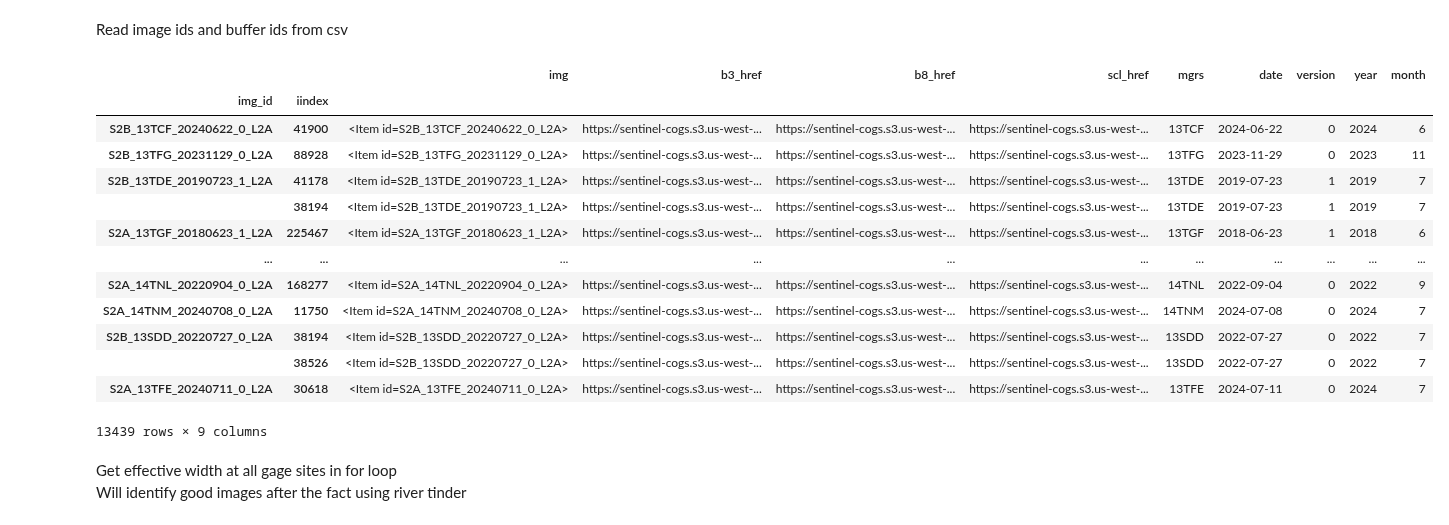
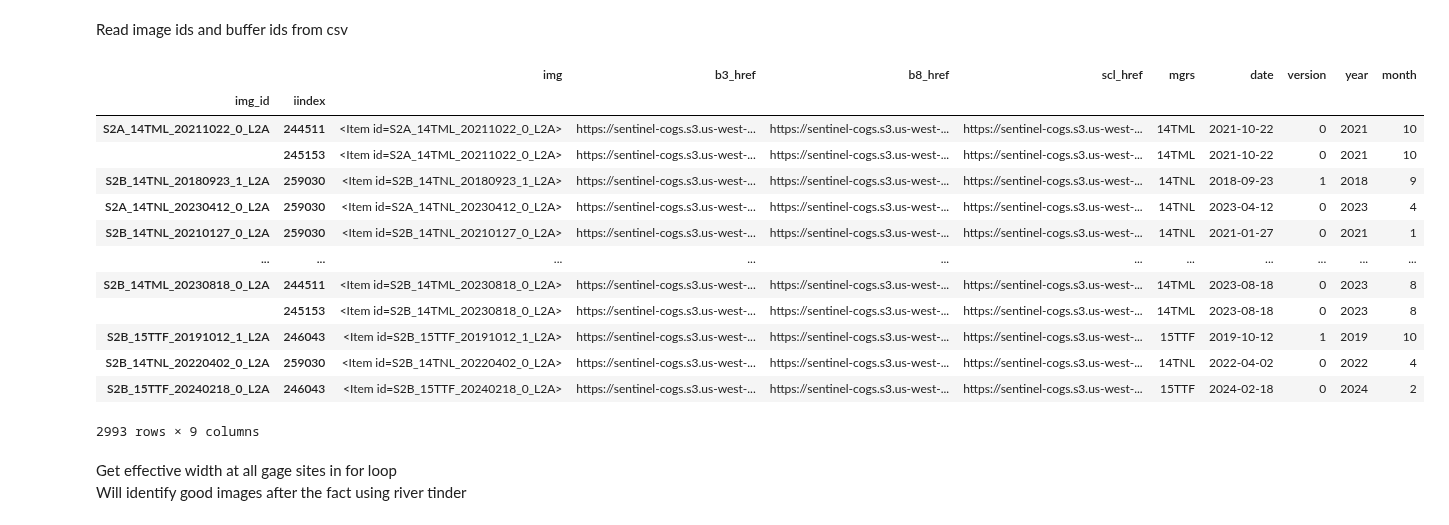
Before and after one commit to wherediddavidgo/multitemporal_RSSA, a Jupyter notebook: stac_processing_download.ipynb, the cells around one changed output. Saved outputs shown, nothing was run; the diff lists cells and outputs as text; code cells hidden in the pictures.

```diff
--- a/stac_processing_download.ipynb
+++ b/stac_processing_download.ipynb
@@ -91,17 +89,27 @@ gage = True
+# %%
+mode = 'extra_gages'
 # %% [markdown]
 Import vector assets
 # %%
 
-if not gage:
+if mode == 'all':
     square_path =('/content/drive/MyDrive/river_tinder_assets/all_sites/squares_15x_20250903.shp')
     pill_path =('/content/drive/MyDrive/river_tinder_assets/all_sites/pills_3L_3W_20250903.shp')
     circle_path =('/content/drive/MyDrive/river_tinder_assets/all_sites/buffs_3x_width_20250903.shp')
 
-else:
+elif mode == 'gage':
     square_path =('/content/drive/MyDrive/river_tinder_assets/gage_sites/gage_squares_15x_20250918.shp')
     pill_path =('/content/drive/MyDrive/river_tinder_assets/gage_sites/gage_pills_3L_3W_20250918.shp')
     circle_path =('/content/drive/MyDrive/river_tinder_assets/gage_sites/gage_circles_3x_20250918.shp')
     pt_path =('/content/drive/MyDrive/river_tinder_assets/gage_sites/gage_points_20250918.shp')
+
+elif mode == 'extra_gages':
+    square_path =('/content/drive/MyDrive/river_tinder_assets/gage_sites/gage_squares_15x_extra.shp')
+    pill_path =('/content/drive/MyDrive/river_tinder_assets/gage_sites/gage_pills_3L_3W_extra.shp')
+    circle_path =('/content/drive/MyDrive/river_tinder_assets/gage_sites/gage_circles_3x_extra.shp')
+    pt_path =('/content/drive/MyDrive/river_tinder_assets/gage_sites/gage_points_extra.shp')
+
+
 
 centerline_path = ('/content/drive/MyDrive/river_tinder_assets/centerlines/s2_platte_centerlines_4326.shp')
 
@@ -126,7 +134,7 @@ squares = gpd.read_file(square_path).set_index('iindex', drop=False).set_crs(432
 pts = gpd.read_file(pt_path).set_index('iindex', drop=False).set_crs(4326)
 
 stac = stac_client.open('https://earth-search.aws.element84.com/v1')
-if not gage:
+if mode == 'all':
     search = stac.search(
         collections=['sentinel-2-l2a'],
         bbox = squares.total_bounds.tolist(),
@@ -151,7 +159,7 @@ if not gage:
 
     files_w_ids.to_csv('/content/drive/MyDrive/stac_ids_iidx_clouds_lt20.csv')
 
-else:
+elif mode == 'gage' or mode == 'extra_gages':
 
     gage_search = stac.search(
         collections=['sentinel-2-l2a'],
@@ -215,31 +223,33 @@ else:
     nonduplicate_id_hrefs['month'] = nonduplicate_id_hrefs.apply(lambda x: x['date'].month, axis=1)
 
     nonduplicate_id_hrefs = nonduplicate_id_hrefs.set_index(['img_id', 'iindex'])
-    # href_dict = dict(zip(nonduplicate_id_hrefs['img_id'], zip(nonduplicate_id_hrefs['b3_href'], nonduplicate_id_hrefs['b8_href'], nonduplicate_id_hrefs['scl_href'])))
-    nonduplicate_id_hrefs.to_csv('/content/drive/MyDrive/river_tinder_assets/gage_sites/nonduplicate_gage_stac_ids_20250921.csv')
+    # # href_dict = dict(zip(nonduplicate_id_hrefs['img_id'], zip(nonduplicate_id_hrefs['b3_href'], nonduplicate_id_hrefs['b8_href'], nonduplicate_id_hrefs['scl_href'])))
+    nonduplicate_id_hrefs.to_csv('/content/drive/MyDrive/river_tinder_assets/gage_sites/nonduplicate_gage_stac_ids_extra.csv')
 # %% [markdown]
 Read image ids and buffer ids from csv
 # %%
-if gage:
+if mode == 'gage':
     nonduplicate_id_hrefs = pd.read_csv('/content/drive/MyDrive/river_tinder_assets/gage_sites/nonduplicate_gage_stac_ids_20250921.csv').set_index(['img_id', 'iindex'])
-else:
+elif mode == 'all':
     nonduplicate_id_hrefs = pd.read_csv('/content/drive/MyDrive/nonduplicate_stac_ids.csv')
+elif mode == 'extra_gages':
+    nonduplicate_id_hrefs = pd.read_csv('/content/drive/MyDrive/river_tinder_assets/gage_sites/nonduplicate_gage_stac_ids_extra.csv').set_index(['img_id', 'iindex'])
 nonduplicate_id_hrefs
 # %% [output]
 |  |  | img | b3_href | b8_href | scl_href | mgrs | date | version | year | month |
 | img_id | iindex |  |  |  |  |  |  |  |  |  |
-| S2B_13TCF_20240622_0_L2A | 41900 | <Item id=S2B_13TCF_20240622_0_L2A> | https://sentinel-cogs.s3.us-west-... | https://sentinel-cogs.s3.us-west-... | https://sentinel-cogs.s3.us-west-... | 13TCF | 2024-06-22 | 0 | 2024 | 6 |
-| S2B_13TFG_20231129_0_L2A | 88928 | <Item id=S2B_13TFG_20231129_0_L2A> | https://sentinel-cogs.s3.us-west-... | https://sentinel-cogs.s3.us-west-... | https://sentinel-cogs.s3.us-west-... | 13TFG | 2023-11-29 | 0 | 2023 | 11 |
-| S2B_13TDE_20190723_1_L2A | 41178 | <Item id=S2B_13TDE_20190723_1_L2A> | https://sentinel-cogs.s3.us-west-... | https://sentinel-cogs.s3.us-west-... | https://sentinel-cogs.s3.us-west-... | 13TDE | 2019-07-23 | 1 | 2019 | 7 |
-|  | 38194 | <Item id=S2B_13TDE_20190723_1_L2A> | https://sentinel-cogs.s3.us-west-... | https://sentinel-cogs.s3.us-west-... | https://sentinel-cogs.s3.us-west-... | 13TDE | 2019-07-23 | 1 | 2019 | 7 |
-| S2A_13TGF_20180623_1_L2A | 225467 | <Item id=S2A_13TGF_20180623_1_L2A> | https://sentinel-cogs.s3.us-west-... | https://sentinel-cogs.s3.us-west-... | https://sentinel-cogs.s3.us-west-... | 13TGF | 2018-06-23 | 1 | 2018 | 6 |
+| S2A_14TML_20211022_0_L2A | 244511 | <Item id=S2A_14TML_20211022_0_L2A> | https://sentinel-cogs.s3.us-west-... | https://sentinel-cogs.s3.us-west-... | https://sentinel-cogs.s3.us-west-... | 14TML | 2021-10-22 | 0 | 2021 | 10 |
+|  | 245153 | <Item id=S2A_14TML_20211022_0_L2A> | https://sentinel-cogs.s3.us-west-... | https://sentinel-cogs.s3.us-west-... | https://sentinel-cogs.s3.us-west-... | 14TML | 2021-10-22 | 0 | 2021 | 10 |
+| S2B_14TNL_20180923_1_L2A | 259030 | <Item id=S2B_14TNL_20180923_1_L2A> | https://sentinel-cogs.s3.us-west-... | https://sentinel-cogs.s3.us-west-... | https://sentinel-cogs.s3.us-west-... | 14TNL | 2018-09-23 | 1 | 2018 | 9 |
+| S2A_14TNL_20230412_0_L2A | 259030 | <Item id=S2A_14TNL_20230412_0_L2A> | https://sentinel-cogs.s3.us-west-... | https://sentinel-cogs.s3.us-west-... | https://sentinel-cogs.s3.us-west-... | 14TNL | 2023-04-12 | 0 | 2023 | 4 |
+| S2B_14TNL_20210127_0_L2A | 259030 | <Item id=S2B_14TNL_20210127_0_L2A> | https://sentinel-cogs.s3.us-west-... | https://sentinel-cogs.s3.us-west-... | https://sentinel-cogs.s3.us-west-... | 14TNL | 2021-01-27 | 0 | 2021 | 1 |
 | ... | ... | ... | ... | ... | ... | ... | ... | ... | ... | ... |
-| S2A_14TNL_20220904_0_L2A | 168277 | <Item id=S2A_14TNL_20220904_0_L2A> | https://sentinel-cogs.s3.us-west-... | https://sentinel-cogs.s3.us-west-... | https://sentinel-cogs.s3.us-west-... | 14TNL | 2022-09-04 | 0 | 2022 | 9 |
-| S2A_14TNM_20240708_0_L2A | 11750 | <Item id=S2A_14TNM_20240708_0_L2A> | https://sentinel-cogs.s3.us-west-... | https://sentinel-cogs.s3.us-west-... | https://sentinel-cogs.s3.us-west-... | 14TNM | 2024-07-08 | 0 | 2024 | 7 |
-| S2B_13SDD_20220727_0_L2A | 38194 | <Item id=S2B_13SDD_20220727_0_L2A> | https://sentinel-cogs.s3.us-west-... | https://sentinel-cogs.s3.us-west-... | https://sentinel-cogs.s3.us-west-... | 13SDD | 2022-07-27 | 0 | 2022 | 7 |
-|  | 38526 | <Item id=S2B_13SDD_20220727_0_L2A> | https://sentinel-cogs.s3.us-west-... | https://sentinel-cogs.s3.us-west-... | https://sentinel-cogs.s3.us-west-... | 13SDD | 2022-07-27 | 0 | 2022 | 7 |
-| S2A_13TFE_20240711_0_L2A | 30618 | <Item id=S2A_13TFE_20240711_0_L2A> | https://sentinel-cogs.s3.us-west-... | https://sentinel-cogs.s3.us-west-... | https://sentinel-cogs.s3.us-west-... | 13TFE | 2024-07-11 | 0 | 2024 | 7 |
+| S2B_14TML_20230818_0_L2A | 244511 | <Item id=S2B_14TML_20230818_0_L2A> | https://sentinel-cogs.s3.us-west-... | https://sentinel-cogs.s3.us-west-... | https://sentinel-cogs.s3.us-west-... | 14TML | 2023-08-18 | 0 | 2023 | 8 |
+|  | 245153 | <Item id=S2B_14TML_20230818_0_L2A> | https://sentinel-cogs.s3.us-west-... | https://sentinel-cogs.s3.us-west-... | https://sentinel-cogs.s3.us-west-... | 14TML | 2023-08-18 | 0 | 2023 | 8 |
+| S2B_15TTF_20191012_1_L2A | 246043 | <Item id=S2B_15TTF_20191012_1_L2A> | https://sentinel-cogs.s3.us-west-... | https://sentinel-cogs.s3.us-west-... | https://sentinel-cogs.s3.us-west-... | 15TTF | 2019-10-12 | 1 | 2019 | 10 |
+| S2B_14TNL_20220402_0_L2A | 259030 | <Item id=S2B_14TNL_20220402_0_L2A> | https://sentinel-cogs.s3.us-west-... | https://sentinel-cogs.s3.us-west-... | https://sentinel-cogs.s3.us-west-... | 14TNL | 2022-04-02 | 0 | 2022 | 4 |
+| S2B_15TTF_20240218_0_L2A | 246043 | <Item id=S2B_15TTF_20240218_0_L2A> | https://sentinel-cogs.s3.us-west-... | https://sentinel-cogs.s3.us-west-... | https://sentinel-cogs.s3.us-west-... | 15TTF | 2024-02-18 | 0 | 2024 | 2 |
-13439 rows × 9 columns
+2993 rows × 9 columns
 # %%
 stac = stac_client.open('https://earth-search.aws.element84.com/v1')
 def search_stac_by_id(id):
```
Also changed, not shown: parts of 7 cells of this notebook.
